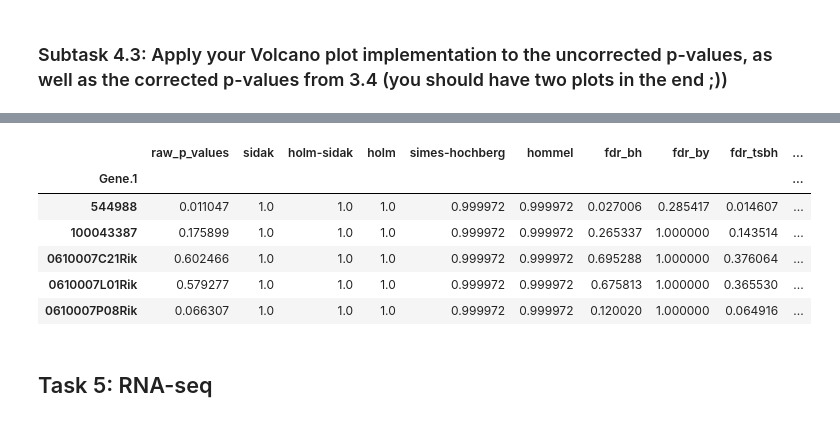
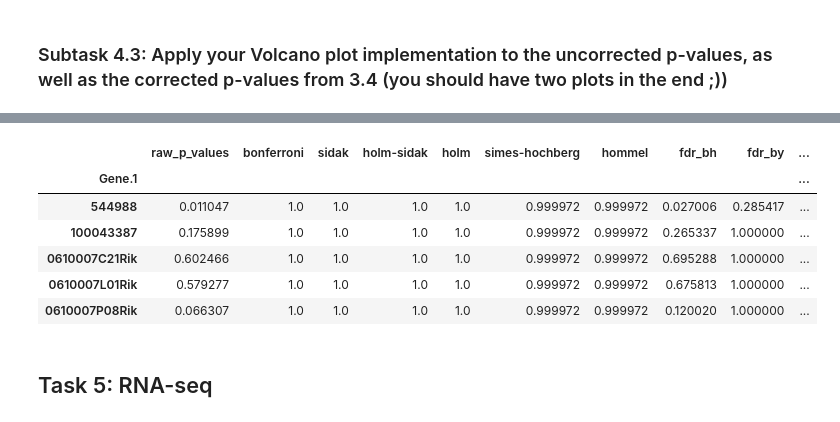
Before and after one commit to TrisKast/DataScience-Bioinformatics, a Jupyter notebook: notebooks/Day56_DE_Analysis.ipynb, the cells around one changed output, grey strips where cells are left out. Saved outputs shown, nothing was run; the diff lists cells and outputs as text; code cells hidden in the pictures.

```diff
--- a/notebooks/Day56_DE_Analysis.ipynb
+++ b/notebooks/Day56_DE_Analysis.ipynb
@@ -336,7 +353,7 @@ http://statsmodels.sourceforge.net/stable/stats.html#multiple-tests-and-multiple
 # %% [markdown]
 ### Subtask 3.2: Apply all multiple testing procedures you can get your hands on (except Bonferroni; now you should use statsmodels) to your uncorrected p-values and store the results in one (!) dataframe.
 # %%
-correction_methods = ['sidak', 'holm-sidak', 'holm', 'simes-hochberg', 'hommel', 'fdr_bh', 'fdr_by', 'fdr_tsbh', 'fdr_tsbky']
+correction_methods = ['bonferroni','sidak', 'holm-sidak', 'holm', 'simes-hochberg', 'hommel', 'fdr_bh', 'fdr_by', 'fdr_tsbh', 'fdr_tsbky']
 
 pvalues_frame = pd.DataFrame(pvalues_ttest)
 pvalues_frame.columns = ['raw_p_values']
@@ -433,0 +420,4 @@ pvalues_frame.head()
+# %%
+pvalues_frame['fc'] = fold_change
+
+pvalues_frame.head()
@@ -467,16 +468,16 @@ volcano_plot('fdr_bh')
 # %%
-#Filter out interesting entrys:
-pvalues_frame['is_intersting'] = (pvalues_frame['fdr_bh'] < 0.05) & (np.abs(pvalues_frame['fd'])>0.25)
+#Identify interesting entrys after the correction and add them to the table:
+pvalues_frame['is_interesting'] = (pvalues_frame['fdr_bh'] < 0.05) & (np.abs(pvalues_frame['fc'])>0.25)
 
 pvalues_frame.head()
 # %% [output]
-|  | raw_p_values | sidak | holm-sidak | holm | simes-hochberg | hommel | fdr_bh | fdr_by | fdr_tsbh | ... |
+|  | raw_p_values | bonferroni | sidak | holm-sidak | holm | simes-hochberg | hommel | fdr_bh | fdr_by | ... |
 | Gene.1 |  |  |  |  |  |  |  |  |  | ... |
-| 544988 | 0.011047 | 1.0 | 1.0 | 1.0 | 0.999972 | 0.999972 | 0.027006 | 0.285417 | 0.014607 | ... |
-| 100043387 | 0.175899 | 1.0 | 1.0 | 1.0 | 0.999972 | 0.999972 | 0.265337 | 1.000000 | 0.143514 | ... |
-| 0610007C21Rik | 0.602466 | 1.0 | 1.0 | 1.0 | 0.999972 | 0.999972 | 0.695288 | 1.000000 | 0.376064 | ... |
-| 0610007L01Rik | 0.579277 | 1.0 | 1.0 | 1.0 | 0.999972 | 0.999972 | 0.675813 | 1.000000 | 0.365530 | ... |
-| 0610007P08Rik | 0.066307 | 1.0 | 1.0 | 1.0 | 0.999972 | 0.999972 | 0.120020 | 1.000000 | 0.064916 | ... |
+| 544988 | 0.011047 | 1.0 | 1.0 | 1.0 | 1.0 | 0.999972 | 0.999972 | 0.027006 | 0.285417 | ... |
+| 100043387 | 0.175899 | 1.0 | 1.0 | 1.0 | 1.0 | 0.999972 | 0.999972 | 0.265337 | 1.000000 | ... |
+| 0610007C21Rik | 0.602466 | 1.0 | 1.0 | 1.0 | 1.0 | 0.999972 | 0.999972 | 0.695288 | 1.000000 | ... |
+| 0610007L01Rik | 0.579277 | 1.0 | 1.0 | 1.0 | 1.0 | 0.999972 | 0.999972 | 0.675813 | 1.000000 | ... |
+| 0610007P08Rik | 0.066307 | 1.0 | 1.0 | 1.0 | 1.0 | 0.999972 | 0.999972 | 0.120020 | 1.000000 | ... |
 # %%
 pvalues_frame.to_csv('files/DEanalysis.txt', sep="\t", index = True)
 # %% [markdown]
```
Also changed, not shown: parts of 21 cells of this notebook, 6 other files.
